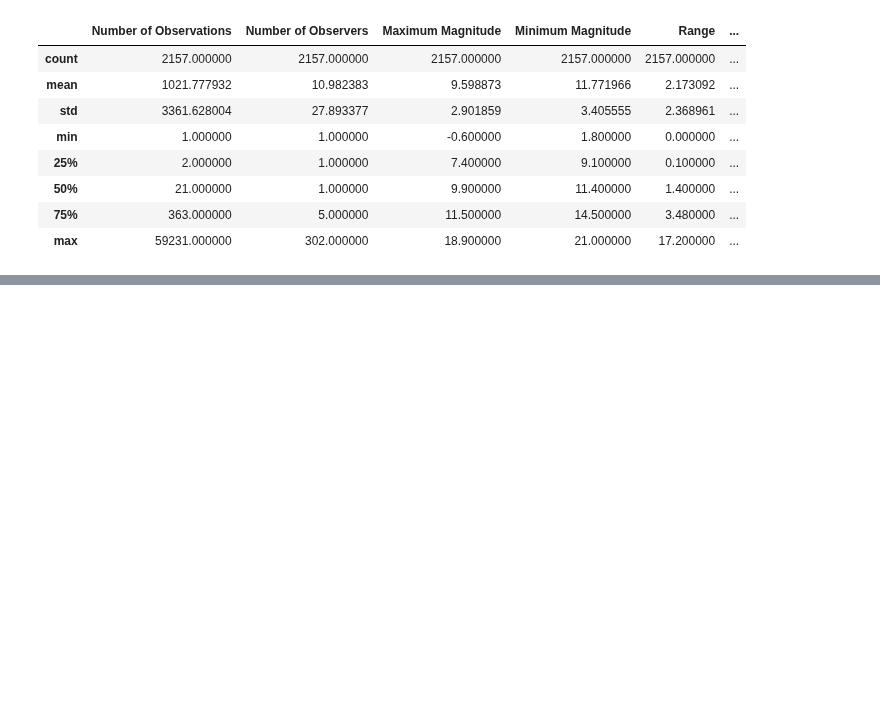
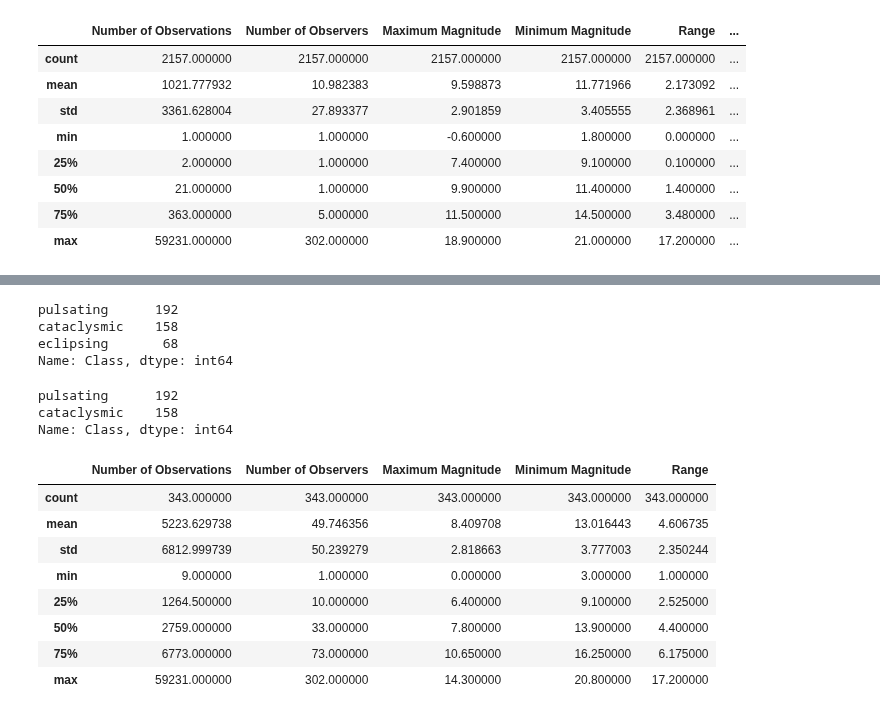
Before and after one commit to cjohnevans/Astro, a Jupyter notebook: review_baa_database_summary.ipynb, the cells around one changed output, grey strips where cells are left out. Cells and saved outputs as stored; diff of their text form; code cells hidden in the pictures; blank space fills up the shorter version.

```diff
--- a/review_baa_database_summary.ipynb
+++ b/review_baa_database_summary.ipynb
@@ -175,0 +128,4 @@ vsdb_target_seq.head()
+# %%
+#  Remarkable bit of pandas.  Merging two Data Frame based on the name of the star
+merged_db = pd.merge(vsdb_allconst, seq_db, how='left', on='Full Name')
+merged_db.columns
@@ -175,0 +140,4 @@ vsdb_target_seq.head()
+# %%
+# clean duplicate info
+#merged_db.drop(['Star', 'Con', 'Max', 'Min', 'First Observation JD / UT'])
+merged_db = merged_db.drop(columns=['Star', 'Con', 'Max', 'Min', 'First Observation JD / UT', 'Valid_nFields'])
@@ -176,15 +162,44 @@ vsdb_target_seq.head()
+# %%
+# SEQUENCE FILE EXISTS
+# next, filter on the VS which are available as a sequence file from the BAA
+vsdb_target = merged_db[merged_db['Chart'].notna()]
+vsdb_target.head()
+vsdb_target.describe()
+vsdb_target['Class'].value_counts()
+# %% [output]
+pulsating      192
+cataclysmic    158
+eclipsing       68
+Name: Class, dtype: int64
+# %%
+# start filtering on conditions
+# ignore eclipsing binaries
+vsdb_target = vsdb_target[vsdb_target['Class']!='eclipsing']
+vsdb_target['Class'].value_counts()
+# %% [output]
+pulsating      192
+cataclysmic    158
+Name: Class, dtype: int64
 # %%
-# start filtering on conditions
-
 # filtering conditions on min magnitude (always visible with binoculars) and range (for SNR)
 # based on the numbers in the output below.
 # range has 75% of values > v1.3, so not too significant on the number of targets
 # min magnutude has only 25% of values >9.0, so more significant
 
 # first, range > v1.0
 # this reduces the number of objects from ~915 to ~750
-vsdb_targets = vsdb_target_seq[vsdb_target_seq['Range']>=1.0]
-vsdb_targets.describe()
+vsdb_target = vsdb_target[vsdb_target['Range']>=1.0]
+vsdb_target.describe()
+# %% [output]
+|  | Number of Observations | Number of Observers | Maximum Magnitude | Minimum Magnitude | Range |
+| count | 343.000000 | 343.000000 | 343.000000 | 343.000000 | 343.000000 |
+| mean | 5223.629738 | 49.746356 | 8.409708 | 13.016443 | 4.606735 |
+| std | 6812.999739 | 50.239279 | 2.818663 | 3.777003 | 2.350244 |
+| min | 9.000000 | 1.000000 | 0.000000 | 3.000000 | 1.000000 |
+| 25% | 1264.500000 | 10.000000 | 6.400000 | 9.100000 | 2.525000 |
+| 50% | 2759.000000 | 33.000000 | 7.800000 | 13.900000 | 4.400000 |
+| 75% | 6773.000000 | 73.000000 | 10.650000 | 16.250000 | 6.175000 |
+| max | 59231.000000 | 302.000000 | 14.300000 | 20.800000 | 17.200000 |
 # %%
 # filter on min magnitude to find suitable binocular targets
 #  reduces targets to ~200
```
Also changed, not shown: parts of 29 cells of this notebook.
